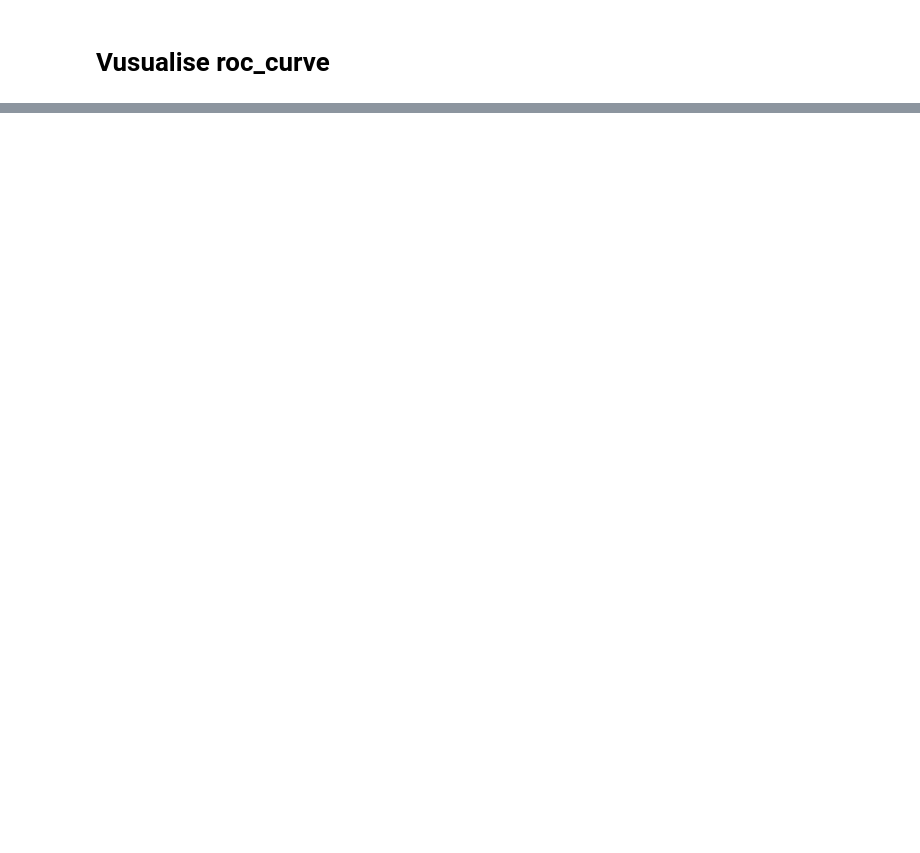
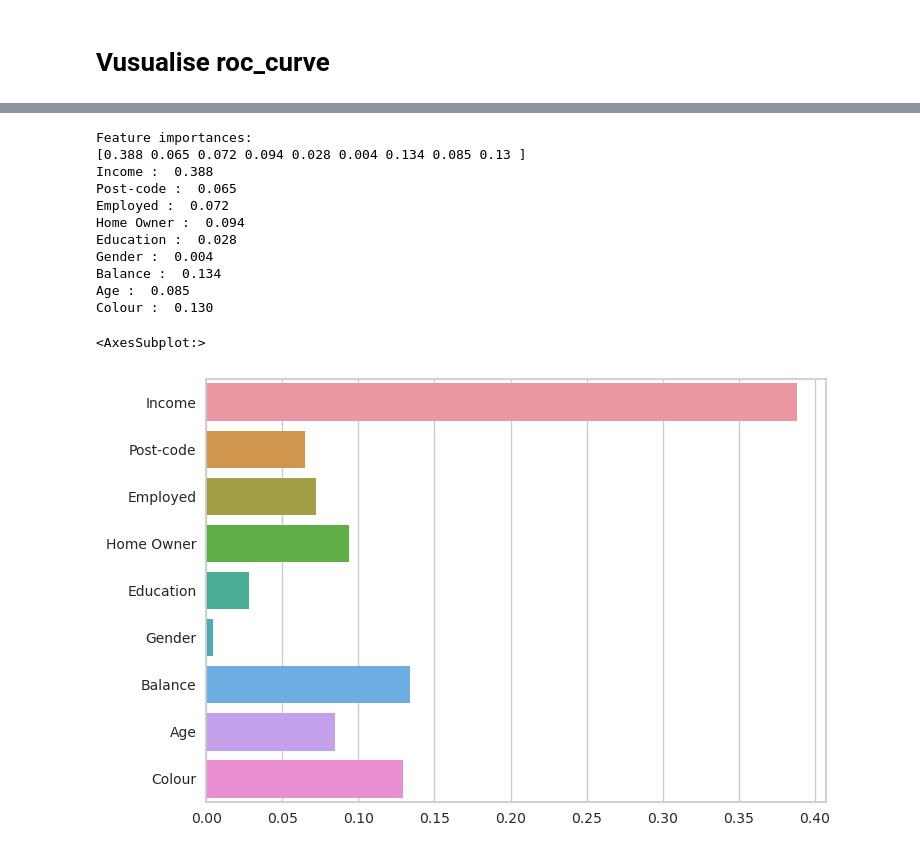
Before and after one commit to legacy-shu/Anaconda-Python-3-, a Jupyter notebook: python/assignment/machine_learning.ipynb, the cells around one changed output, grey strips where cells are left out. Drawn from its saved outputs; the diff is of its cells as text; code cells hidden in the pictures; blank space fills up the shorter version.

```diff
--- a/python/assignment/machine_learning.ipynb
+++ b/python/assignment/machine_learning.ipynb
@@ -167,0 +195,20 @@ plt.show()
+# %%
+#random forest feature inportance
+print("Feature importances:\n{0}".format(np.round(random_forest.feature_importances_,3)))
+for name,value in zip(X_features.columns, random_forest.feature_importances_):
+    print("{0} : {1: .3f}".format(name, value))
+sns.barplot(x=random_forest.feature_importances_, y=X_features.columns)
+# %% [output]
+Feature importances:
+[0.388 0.065 0.072 0.094 0.028 0.004 0.134 0.085 0.13 ]
+Income :  0.388
+Post-code :  0.065
+Employed :  0.072
+Home Owner :  0.094
+Education :  0.028
+Gender :  0.004
+Balance :  0.134
+Age :  0.085
+Colour :  0.130
+<AxesSubplot:>
+[figure, added]
```
Also changed, not shown: parts of 8 cells of this notebook, 2 other files.
